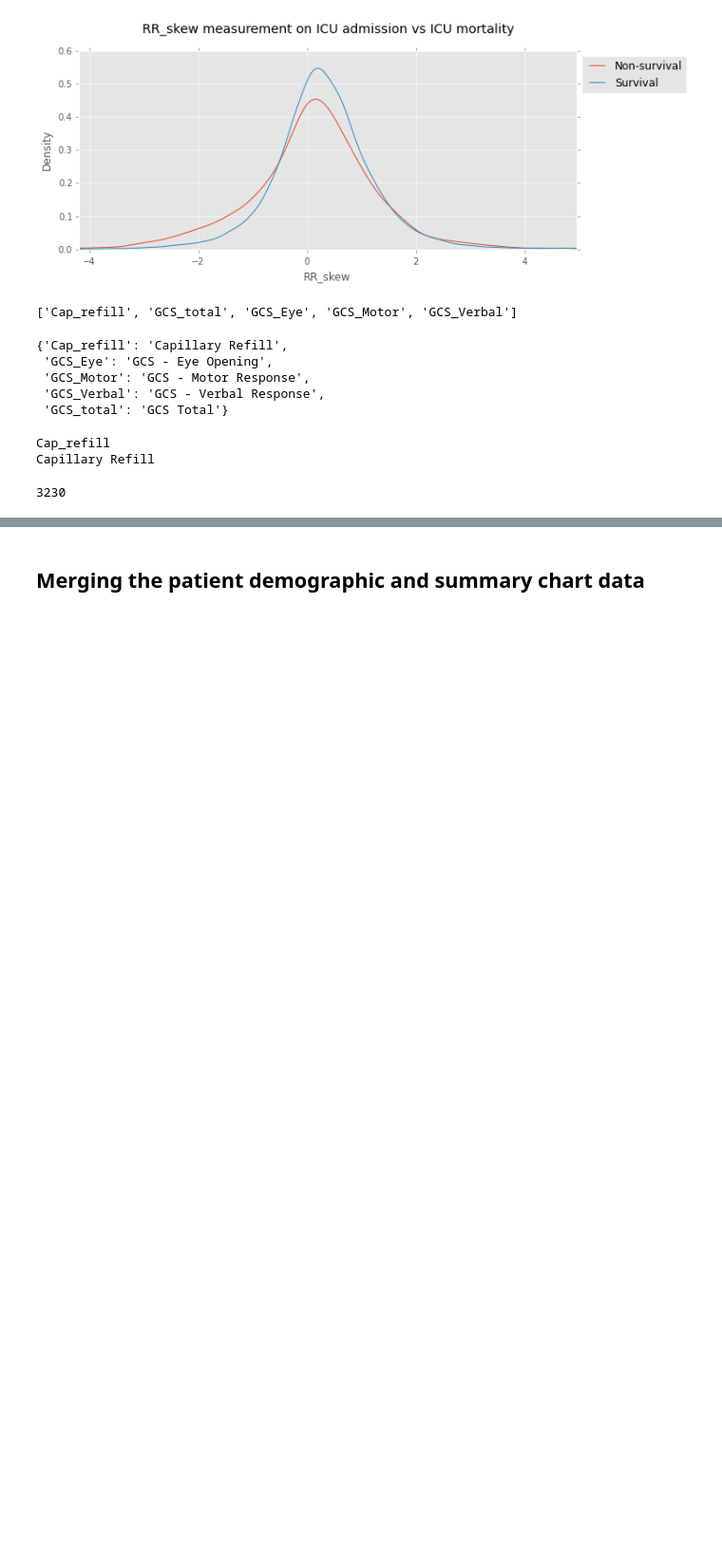
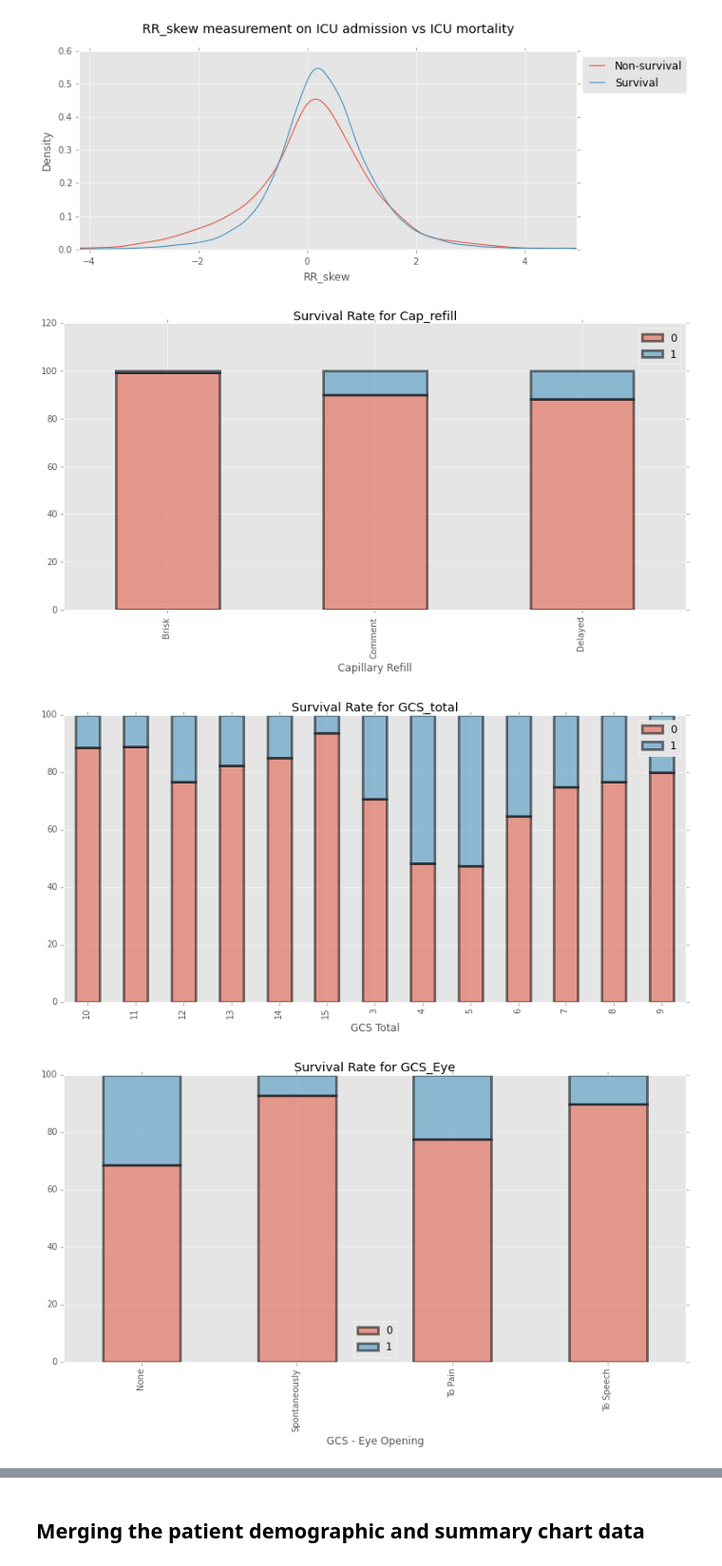
Before and after one commit to RJBeetel3/mimic3_analysis, a Jupyter notebook: CHARTEVENTS_FIRST24.ipynb, the cells around one changed output, grey strips where cells are left out. Shown at 95% size. Saved outputs shown, nothing was run; the diff lists cells and outputs as text; code cells hidden in the pictures; blank space fills up the shorter version.

Commit message:
Merged data from patient demographics, lab events and chart events.

```diff
--- a/CHARTEVENTS_FIRST24.ipynb
+++ b/CHARTEVENTS_FIRST24.ipynb
@@ -561,22 +555,28 @@ RR_skew
 [figure]
 [figure]
 [figure]
-# %%
-display(cat_dict.keys())
-display(cat_dict_names)
-col = cat_dict.keys()[0]
-col2 = cat_dict_names[col]
-print col
-print col2
-dummy = cat_dict[col][cat_dict[col].gender == 'M']
-dummy[dummy.hospital_expired_flag == 0][col2].dropna().count()
-# %% [output]
-['Cap_refill', 'GCS_total', 'GCS_Eye', 'GCS_Motor', 'GCS_Verbal']
-{'Cap_refill': 'Capillary Refill',
- 'GCS_Eye': 'GCS - Eye Opening',
- 'GCS_Motor': 'GCS - Motor Response',
- 'GCS_Verbal': 'GCS - Verbal Response',
- 'GCS_total': 'GCS Total'}
-Cap_refill
-Capillary Refill
-3230
+# %%
+for col in cat_dict.keys():
+    col2 = cat_dict_names[col]
+    #print col
+    #print col2
+    vals = list(cat_dict[col][col2].unique())
+    #display(vals)
+    total = cat_dict[col].groupby(col2)[col2].count()
+
+    dead = cat_dict[col][cat_dict[col].hospital_expired_flag == 1].groupby(col2)[col2].count()
+    dead.name = 'Survivors'
+    dead_percent = 100.00*(dead / total)
+    live = cat_dict[col][cat_dict[col].hospital_expired_flag == 0].groupby(col2)[col2].count()
+    live.name = 'Non_Survivors'
+    live_percent = 100.00*(live / total)
+    monkey = pd.concat([live_percent, dead_percent], axis = 1)
+
+    #display(monkey)
+
+    monkey.plot.bar(stacked = True, figsize = (13,6), edgecolor = 'black', linewidth = 3,
+                                alpha = 0.5, title = "Survival Rate for " + col)
+# %% [output]
+[figure, added]
+[figure, added]
+[figure, added]
```
Also changed, not shown: parts of 30 cells of this notebook, 1 other file.
